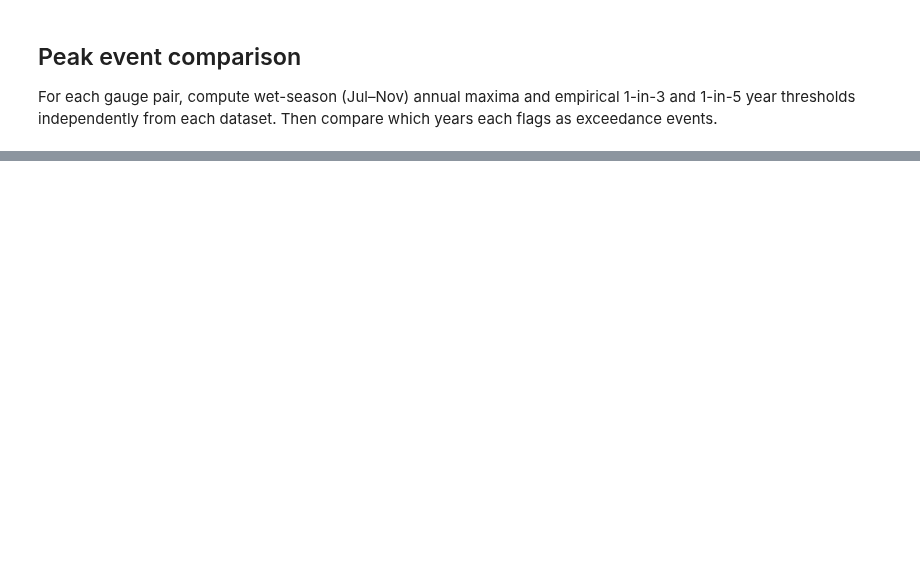
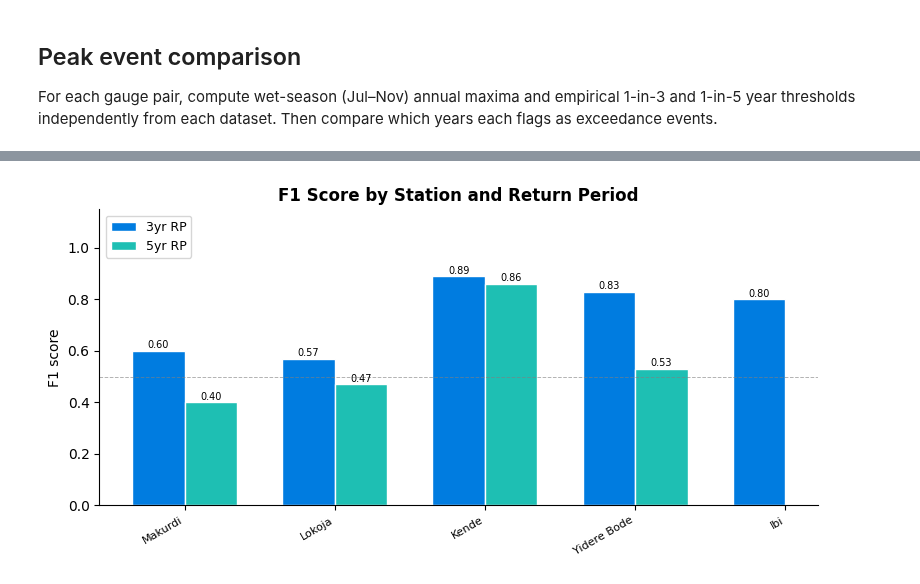
Before and after one commit to OCHA-DAP/ds-aa-nga-flooding, a Jupyter notebook: exploration/2026/08_grdc_gauge_compare.ipynb, the cells around one changed output, grey strips where cells are left out. Drawn from its saved outputs; the diff is of its cells as text; code cells hidden in the pictures; blank space fills up the shorter version.

```diff
--- a/exploration/2026/08_grdc_gauge_compare.ipynb
+++ b/exploration/2026/08_grdc_gauge_compare.ipynb
@@ -541,0 +656,30 @@ df_agree[["station", "rp", "n_years", "tp", "fp", "fn", "tn", "hit_rate", "false
+# %%
+stations = df_agree["station"].unique()
+x = np.arange(len(stations))
+width = 0.35
+rp_colors = {3: "#007CE0", 5: "#1EBFB3"}
+
+fig, ax = plt.subplots(figsize=(8, 4))
+
+for j, rp in enumerate(RETURN_PERIODS):
+    sub = df_agree[df_agree["rp"] == rp].set_index("station").reindex(stations)
+    offset = (j - 0.5) * width
+    bars = ax.bar(x + offset, sub["f1"], width, label=f"{rp}yr RP",
+                  color=rp_colors[rp], edgecolor="white")
+    for bar, val in zip(bars, sub["f1"]):
+        if pd.notna(val):
+            ax.text(bar.get_x() + bar.get_width() / 2, bar.get_height() + 0.01,
+                    f"{val:.2f}", ha="center", fontsize=7)
+
+ax.set_xticks(x)
+ax.set_xticklabels([s.title() for s in stations], rotation=30, ha="right", fontsize=8)
+ax.set_ylabel("F1 score")
+ax.set_ylim(0, 1.15)
+ax.axhline(0.5, color="grey", linewidth=0.7, linestyle="--", alpha=0.6)
+ax.legend(fontsize=9)
+ax.set_title("F1 Score by Station and Return Period", fontweight="bold")
+ax.spines[["top", "right"]].set_visible(False)
+plt.tight_layout()
+plt.savefig("figures/grdc_google_f1_scores.png", dpi=300)
+# %% [output]
+[figure, added]
```
Also changed, not shown: parts of 19 cells of this notebook.
